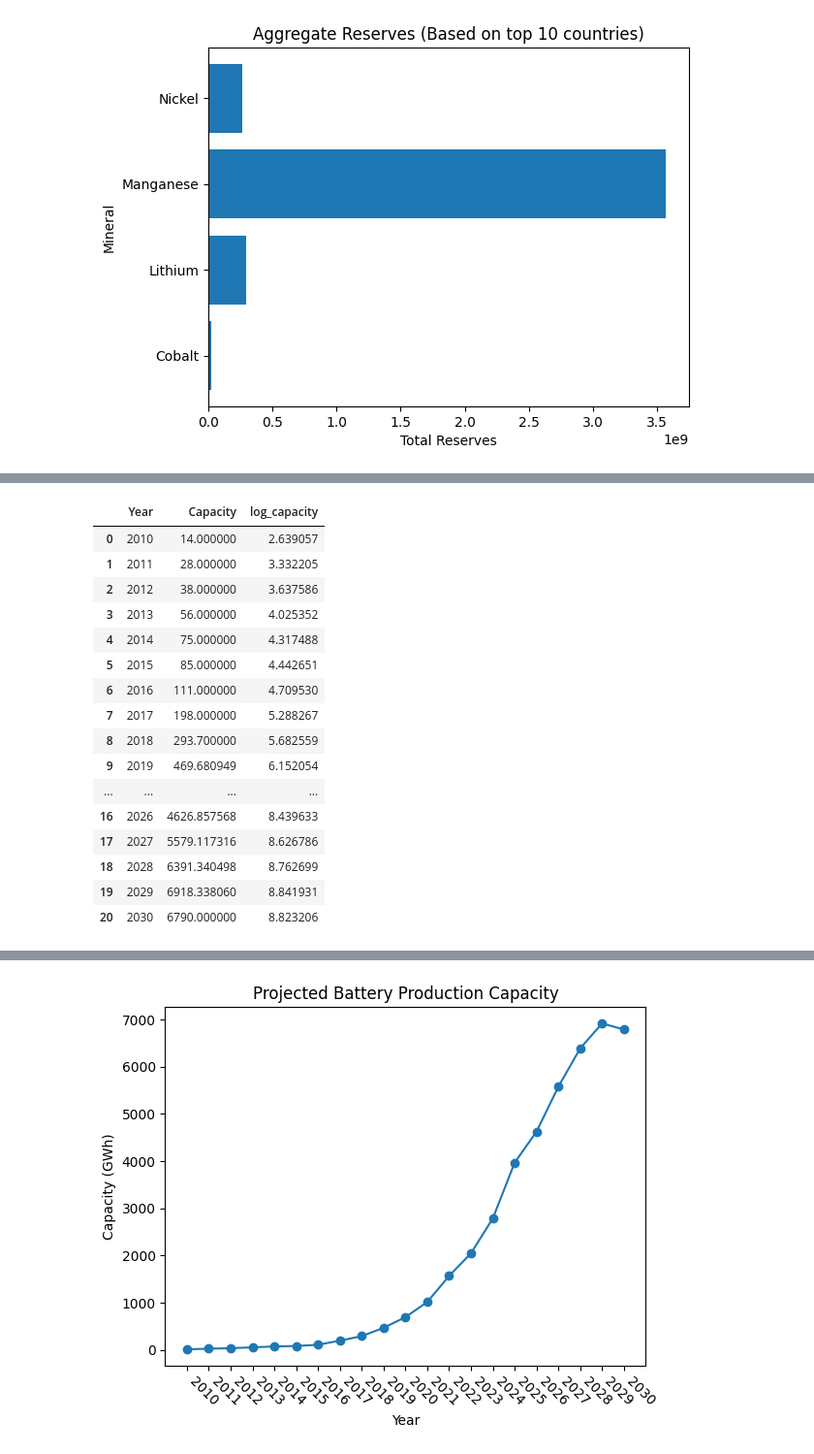
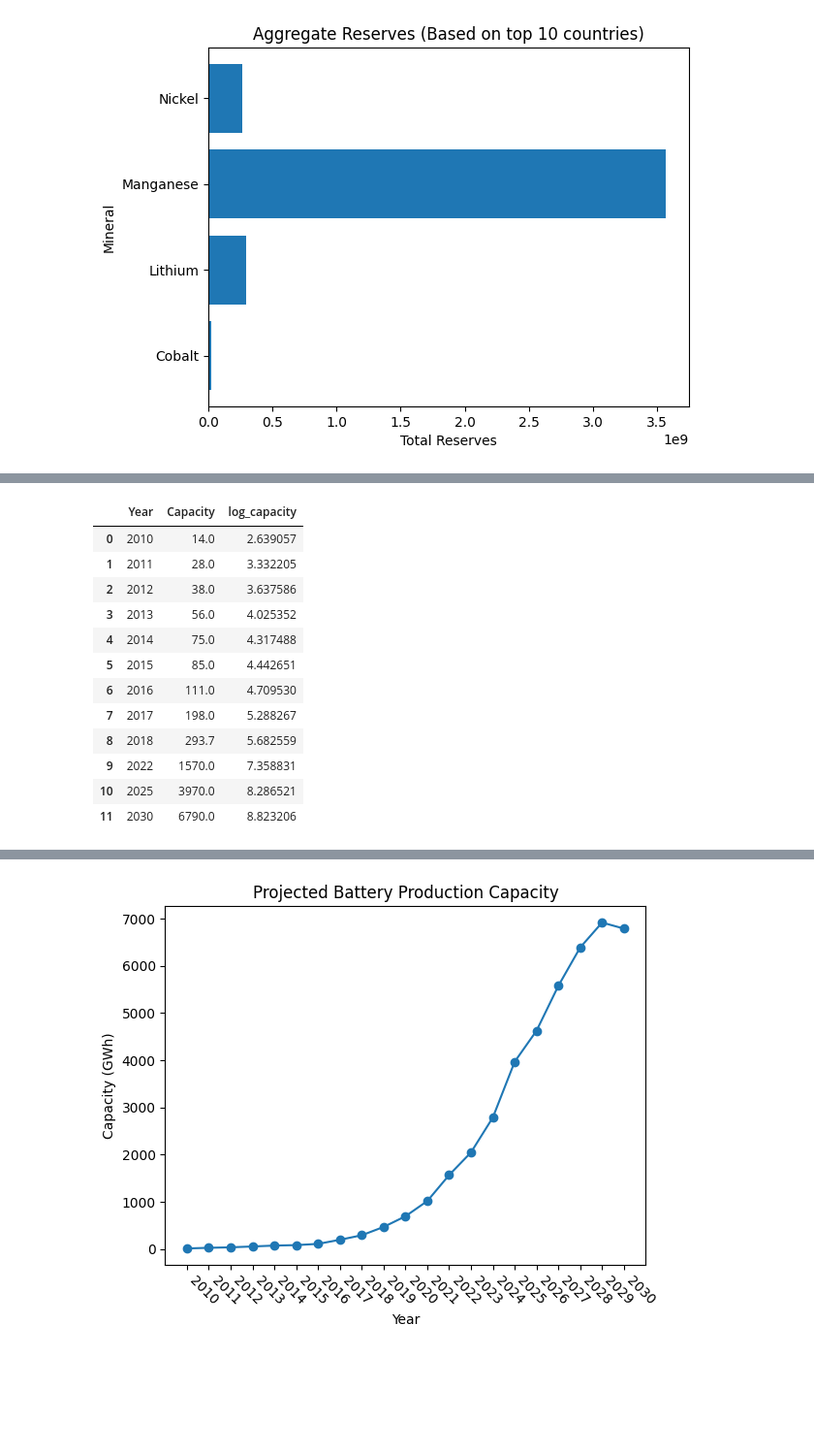
Before and after one commit to changbatterygroup/CriticalMinerals, a Jupyter notebook: Critical_Minerals_Analysis.ipynb, the cells around one changed output, grey strips where cells are left out. Shown at 97% size. Saved outputs shown, nothing was run; the diff lists cells and outputs as text; code cells hidden in the pictures; blank space fills up the shorter version.

```diff
--- a/Critical_Minerals_Analysis.ipynb
+++ b/Critical_Minerals_Analysis.ipynb
@@ -81,32 +78,43 @@ combined = combined[combined["Year"] >= start_year]
 # %%
 from io import StringIO
 from sklearn.preprocessing import PolynomialFeatures
 from sklearn.linear_model import LinearRegression
 from sklearn.metrics import root_mean_squared_error
 
 
+d = """
+Year,Capacity
+2010,14
+2011,28
+2012,38
+2013,56
+2014,75
+2015,85
+2016,111
+2017,198
+2018,293.7
+2022,1570
+2025,3970
+2030,6790
+"""
 
-df = pd.read_csv(os.path.join(data_directory, "Capacity.csv")).iloc[:,:2]
+df = pd.read_csv(StringIO(d))
 df["log_capacity"] = np.log(df["Capacity"])
 df
 # %% [output]
 |  | Year | Capacity | log_capacity |
-| 0 | 2010 | 14.000000 | 2.639057 |
-| 1 | 2011 | 28.000000 | 3.332205 |
-| 2 | 2012 | 38.000000 | 3.637586 |
-| 3 | 2013 | 56.000000 | 4.025352 |
-| 4 | 2014 | 75.000000 | 4.317488 |
-| 5 | 2015 | 85.000000 | 4.442651 |
-| 6 | 2016 | 111.000000 | 4.709530 |
-| 7 | 2017 | 198.000000 | 5.288267 |
-| 8 | 2018 | 293.700000 | 5.682559 |
-| 9 | 2019 | 469.680949 | 6.152054 |
-| ... | ... | ... | ... |
-| 16 | 2026 | 4626.857568 | 8.439633 |
-| 17 | 2027 | 5579.117316 | 8.626786 |
-| 18 | 2028 | 6391.340498 | 8.762699 |
-| 19 | 2029 | 6918.338060 | 8.841931 |
-| 20 | 2030 | 6790.000000 | 8.823206 |
+| 0 | 2010 | 14.0 | 2.639057 |
+| 1 | 2011 | 28.0 | 3.332205 |
+| 2 | 2012 | 38.0 | 3.637586 |
+| 3 | 2013 | 56.0 | 4.025352 |
+| 4 | 2014 | 75.0 | 4.317488 |
+| 5 | 2015 | 85.0 | 4.442651 |
+| 6 | 2016 | 111.0 | 4.709530 |
+| 7 | 2017 | 198.0 | 5.288267 |
+| 8 | 2018 | 293.7 | 5.682559 |
+| 9 | 2022 | 1570.0 | 7.358831 |
+| 10 | 2025 | 3970.0 | 8.286521 |
+| 11 | 2030 | 6790.0 | 8.823206 |
 # %%
 errors = []
 models = []
```
Also changed, not shown: parts of 22 cells of this notebook, 7 other files.
